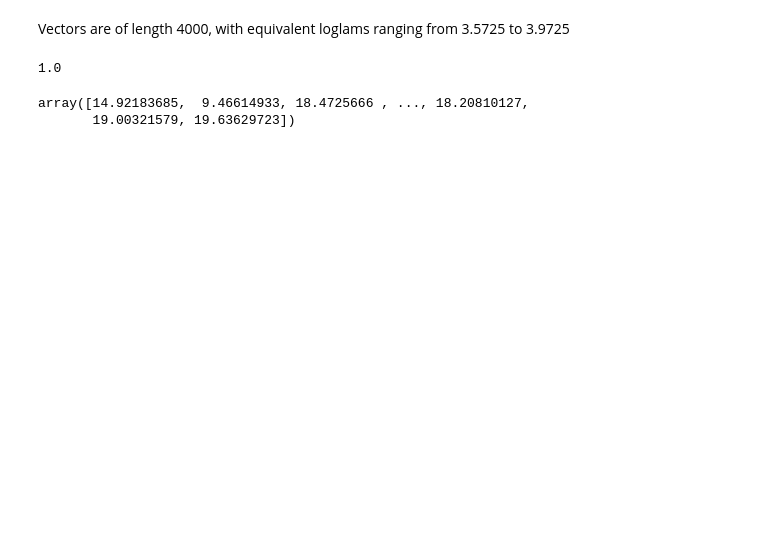
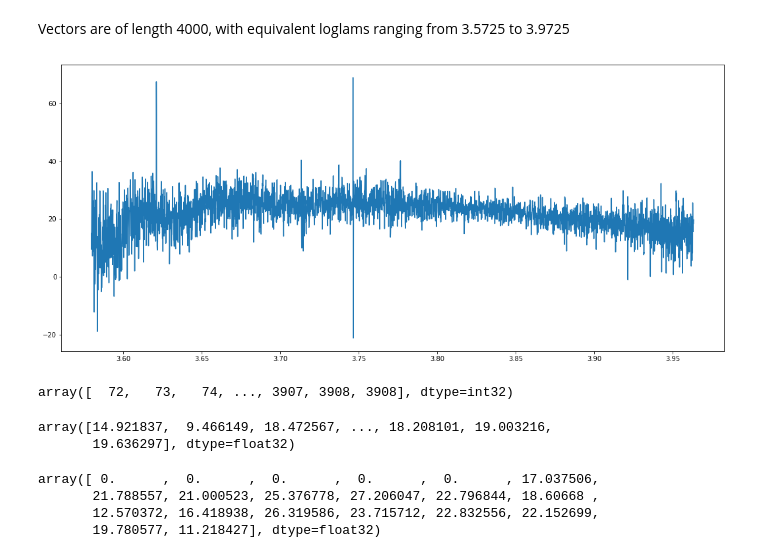
Before and after one commit to sudo-rushil/xseer, a Jupyter notebook: xseer_data.ipynb, the cells around one changed output. Cells and saved outputs as stored; diff of their text form; code cells hidden in the pictures; blank space fills up the shorter version.

Commit message:
updated data storage scheme

```diff
--- a/xseer_data.ipynb
+++ b/xseer_data.ipynb
@@ -23,6 +27,3 @@ files[:10]
 # %%
 with fits.open(files[0]) as f:
     specdata = f[1].data
-# %%
-f, ax = plt.subplots()
-ax.step(10**specdata['loglam'], specdata['flux'])
@@ -32,3 +29,0 @@ ax.step(10**specdata['loglam'], specdata['flux'])
-# %%
-f, ax = plt.subplots()
-ax.step(specdata['loglam'], specdata['flux'])
@@ -86,11 +29,0 @@ lam2vec(3.9644)
-# %%
-low, up = [], []
-for i, file in enumerate(files):
-    with fits.open(file) as f:
-        data = f[1].data
-    l, u = data['loglam'][0], data['loglam'][-1]
-    low.append(l)
-    up.append(u)
-
-    if i % 101 == 0 and i != 0:
-        break
@@ -119,6 +30,8 @@ max(up) - min(low)
+# %%
+def display_spectra(idx):
+    with fits.open(files[idx]) as f:
+        specdata = f[1].data
+    plt.plot(specdata['loglam'], specdata['flux'])
+    return plt.show()
 # %% [markdown]
 Vectors are of length 4000, with equivalent loglams ranging from 3.5725 to 3.9725
-# %%
-lam2vec(3.5726) * 10000
-# %% [output]
-1.0
@@ -138,7 +53,22 @@ def write_vec(file):
-# %%
-write_vec(files[0])[72:3910]
-# %% [output]
-array([14.92183685,  9.46614933, 18.4725666 , ..., 18.20810127,
-       19.00321579, 19.63629723])
+# %%
+display_spectra(0)
+# %% [output]
+[figure, added]
+# %%
+lam2vec(specdata['loglam'])
+# %% [output]
+array([  72,   73,   74, ..., 3907, 3908, 3908], dtype=int32)
+# %%
+specdata['flux']
+# %% [output]
+array([14.921837,  9.466149, 18.472567, ..., 18.208101, 19.003216,
+       19.636297], dtype=float32)
+# %%
+write_vec(files[123])[100:120]
+# %% [output]
+array([ 0.      ,  0.      ,  0.      ,  0.      ,  0.      , 17.037506,
+       21.788557, 21.000523, 25.376778, 27.206047, 22.796844, 18.60668 ,
+       12.570372, 16.418938, 26.319586, 23.715712, 22.832556, 22.152699,
+       19.780577, 11.218427], dtype=float32)
 # %%
 vecs = []
```
Also changed, not shown: parts of 34 cells of this notebook, 1 other file.
